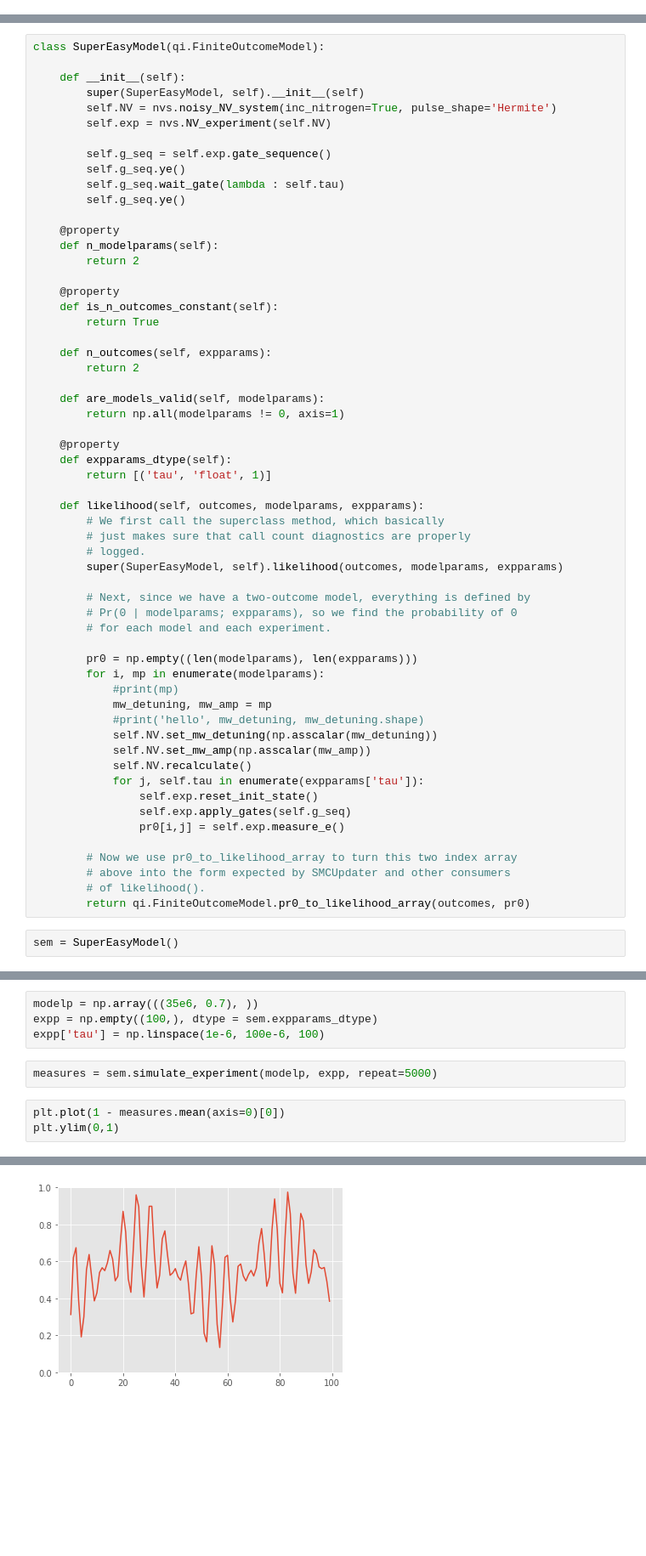
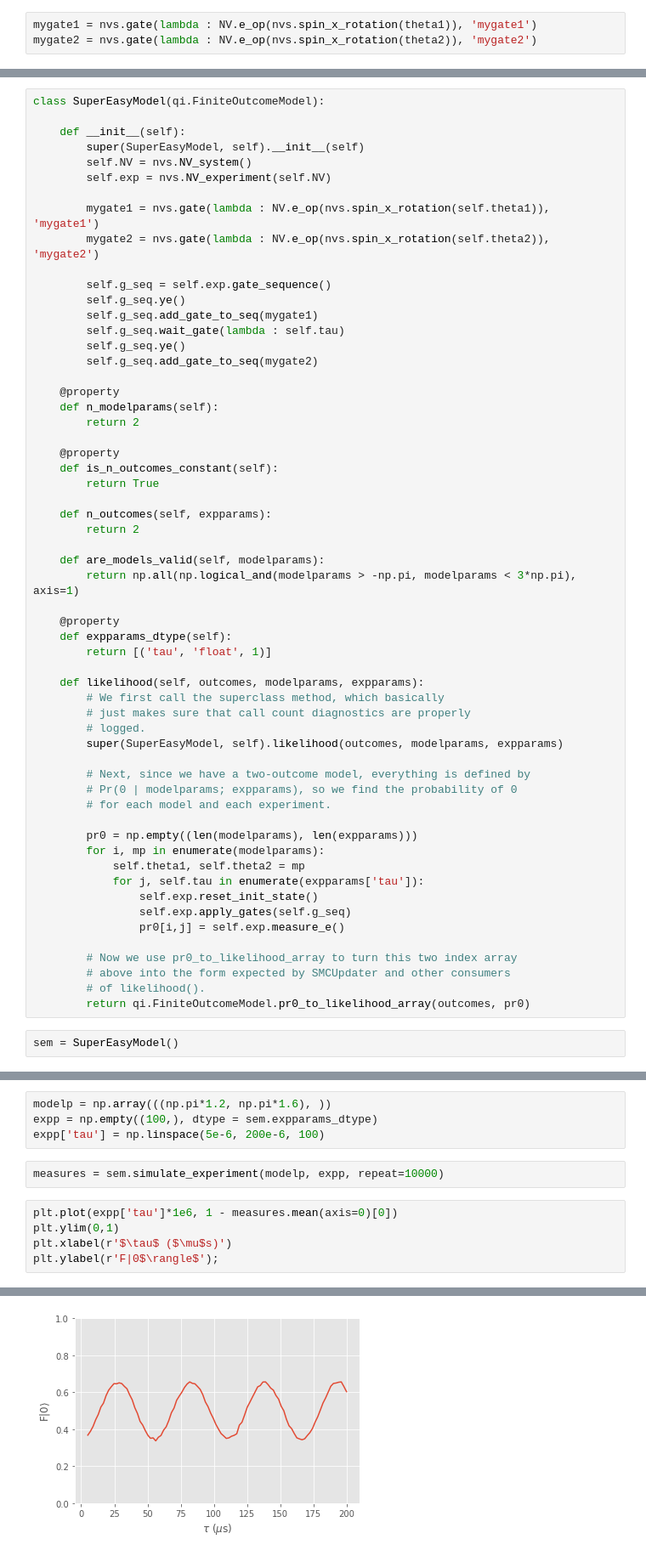
Before and after one commit to zaguros/analysis, a Jupyter notebook: notebooks/multi_node/qinfer-test.ipynb, the cells around one changed output, grey strips where cells are left out. Shown at 85% size. Cells and saved outputs as stored; diff of their text form; blank space fills up the shorter version.

```diff
--- a/notebooks/multi_node/qinfer-test.ipynb
+++ b/notebooks/multi_node/qinfer-test.ipynb
@@ -14,4 +16,7 @@ NV.recalculate()
 exp = nvs.NV_experiment(NV)
+# %%
+mygate1 = nvs.gate(lambda : NV.e_op(nvs.spin_x_rotation(theta1)), 'mygate1')
+mygate2 = nvs.gate(lambda : NV.e_op(nvs.spin_x_rotation(theta2)), 'mygate2')
 # %%
 g_seq = exp.gate_sequence()
 g_seq.ye()
@@ -37,13 +51,18 @@ class SuperEasyModel(qi.FiniteOutcomeModel):
 
     def __init__(self):
         super(SuperEasyModel, self).__init__(self)
-        self.NV = nvs.noisy_NV_system(inc_nitrogen=True, pulse_shape='Hermite')
+        self.NV = nvs.NV_system()
         self.exp = nvs.NV_experiment(self.NV)
+
+        mygate1 = nvs.gate(lambda : NV.e_op(nvs.spin_x_rotation(self.theta1)), 'mygate1')
+        mygate2 = nvs.gate(lambda : NV.e_op(nvs.spin_x_rotation(self.theta2)), 'mygate2')
 
         self.g_seq = self.exp.gate_sequence()
         self.g_seq.ye()
+        self.g_seq.add_gate_to_seq(mygate1)
         self.g_seq.wait_gate(lambda : self.tau)
         self.g_seq.ye()
+        self.g_seq.add_gate_to_seq(mygate2)
 
     @property
     def n_modelparams(self):
@@ -57,7 +76,7 @@ class SuperEasyModel(qi.FiniteOutcomeModel):
         return 2
 
     def are_models_valid(self, modelparams):
-        return np.all(modelparams != 0, axis=1)
+        return np.all(np.logical_and(modelparams > -np.pi, modelparams < 3*np.pi), axis=1)
 
     @property
     def expparams_dtype(self):
@@ -75,12 +94,7 @@ class SuperEasyModel(qi.FiniteOutcomeModel):
 
         pr0 = np.empty((len(modelparams), len(expparams)))
         for i, mp in enumerate(modelparams):
-            #print(mp)
-            mw_detuning, mw_amp = mp
-            #print('hello', mw_detuning, mw_detuning.shape)
-            self.NV.set_mw_detuning(np.asscalar(mw_detuning))
-            self.NV.set_mw_amp(np.asscalar(mw_amp))
-            self.NV.recalculate()
+            self.theta1, self.theta2 = mp
             for j, self.tau in enumerate(expparams['tau']):
                 self.exp.reset_init_state()
                 self.exp.apply_gates(self.g_seq)
@@ -95,10 +111,12 @@ sem = SuperEasyModel()
 # %%
-modelp = np.array(((35e6, 0.7), ))
+modelp = np.array(((np.pi*1.2, np.pi*1.6), ))
 expp = np.empty((100,), dtype = sem.expparams_dtype)
-expp['tau'] = np.linspace(1e-6, 100e-6, 100)
+expp['tau'] = np.linspace(5e-6, 200e-6, 100)
 # %%
-measures = sem.simulate_experiment(modelp, expp, repeat=5000)
+measures = sem.simulate_experiment(modelp, expp, repeat=10000)
 # %%
-plt.plot(1 - measures.mean(axis=0)[0])
+plt.plot(expp['tau']*1e6, 1 - measures.mean(axis=0)[0])
 plt.ylim(0,1)
+plt.xlabel(r'$\tau$ ($\mu$s)')
+plt.ylabel(r'F|0$\rangle$');
 # %% [output]
@@ -106 +123 @@ plt.ylim(0,1)
-[figure, old version]
+[figure, new version]
```
Also changed, not shown: parts of 21 cells of this notebook, 1 other file.
